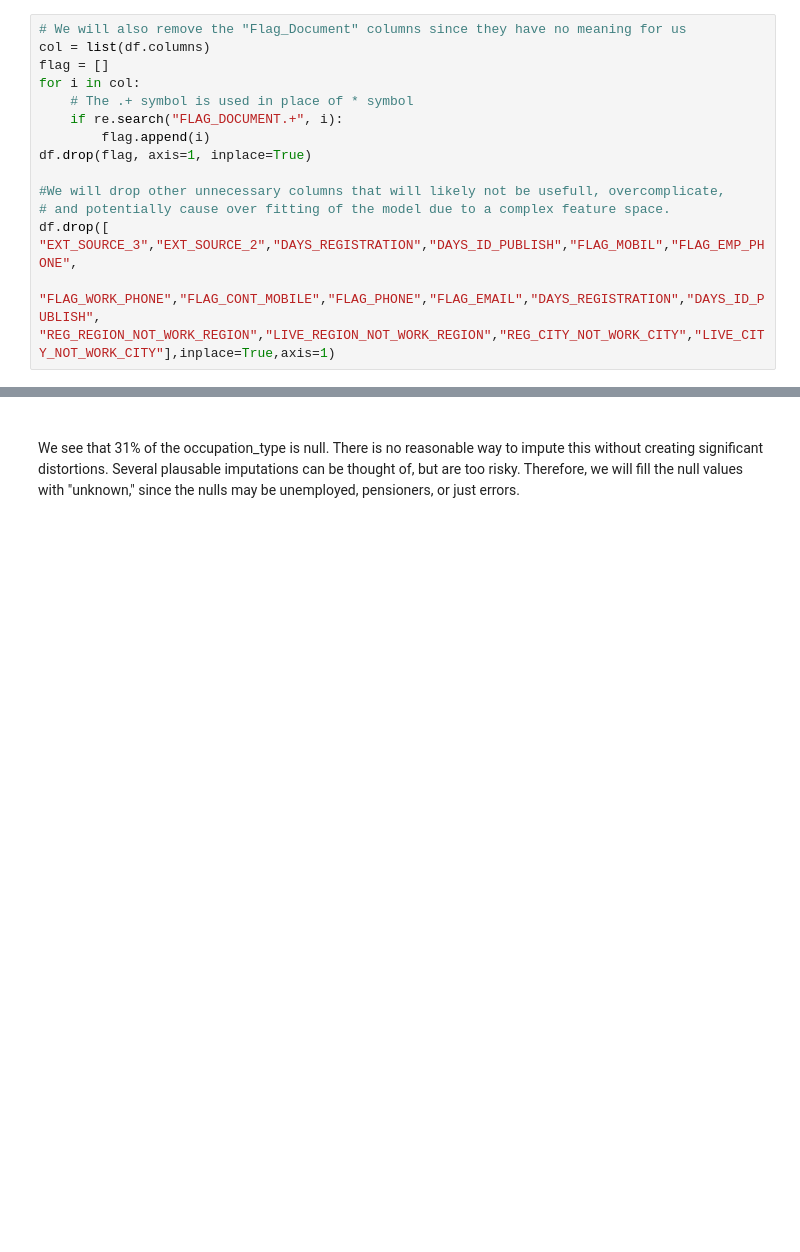
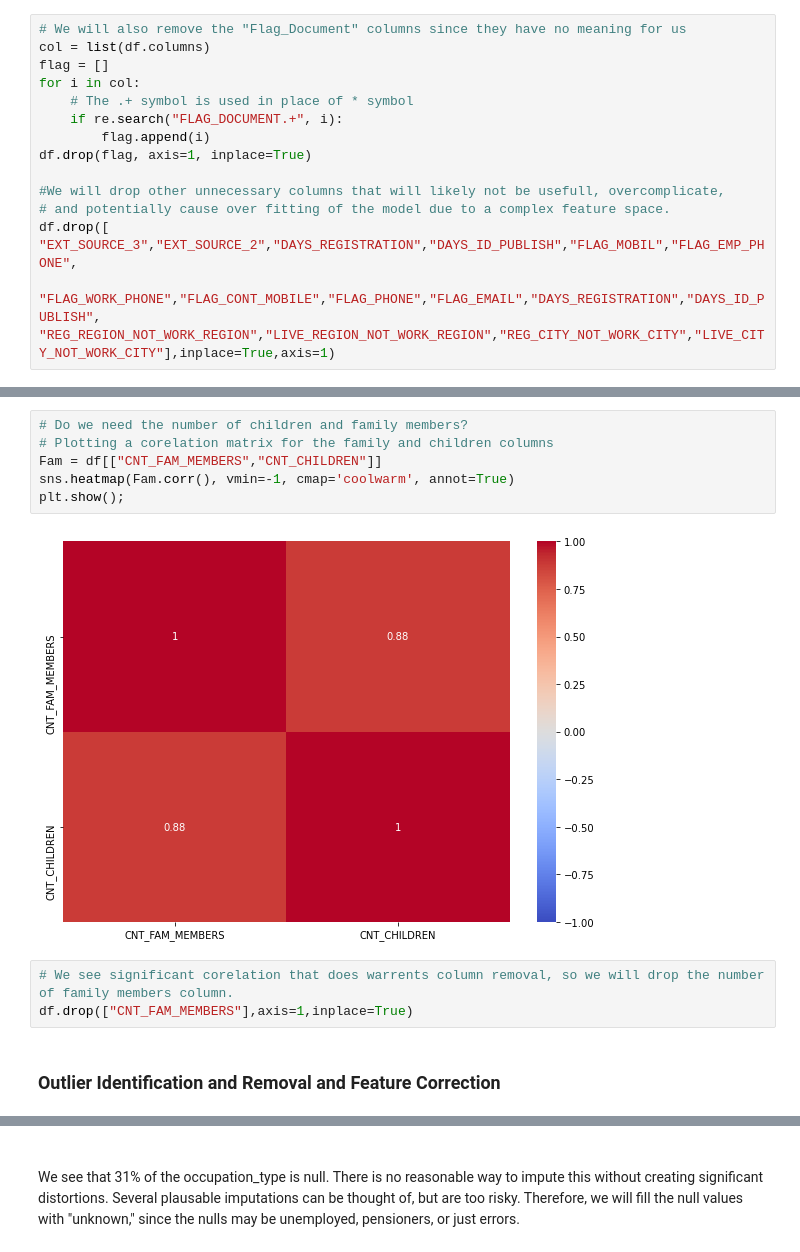
Before and after one commit to SharelCooper/LoanDefaultAnalysisAndMLPredicton, a Jupyter notebook: Loan Project.ipynb, the cells around one changed output, grey strips where cells are left out. Saved outputs shown, nothing was run; the diff lists cells and outputs as text; blank space fills up the shorter version.

```diff
--- a/Loan Project.ipynb
+++ b/Loan Project.ipynb
@@ -129,0 +153,13 @@ df.drop([
+# %%
+# Do we need the number of children and family members?
+# Plotting a corelation matrix for the family and children columns
+Fam = df[["CNT_FAM_MEMBERS","CNT_CHILDREN"]]
+sns.heatmap(Fam.corr(), vmin=-1, cmap='coolwarm', annot=True)
+plt.show();
+# %% [output]
+[figure, added]
+# %%
+# We see significant corelation that does warrents column removal, so we will drop the number of family members column.
+df.drop(["CNT_FAM_MEMBERS"],axis=1,inplace=True)
+# %% [markdown]
+### Outlier Identification and Removal and Feature Correction
```
Also changed, not shown: parts of 29 cells of this notebook.
